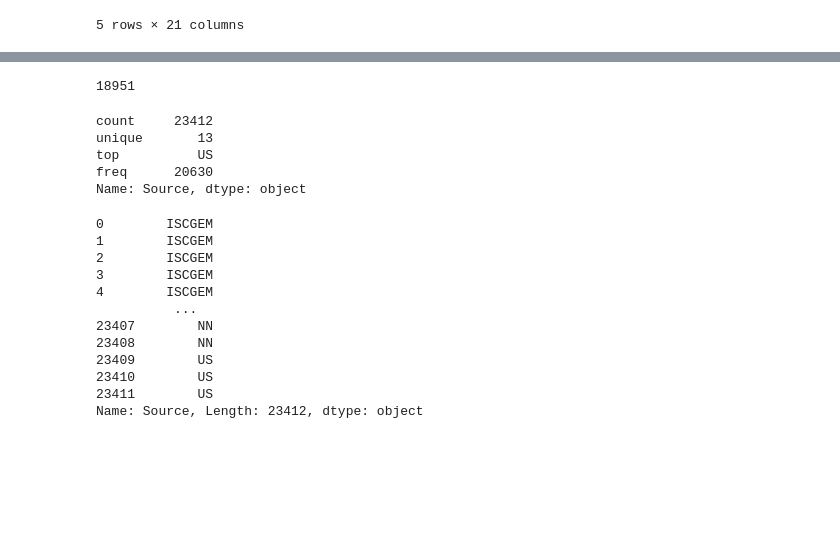
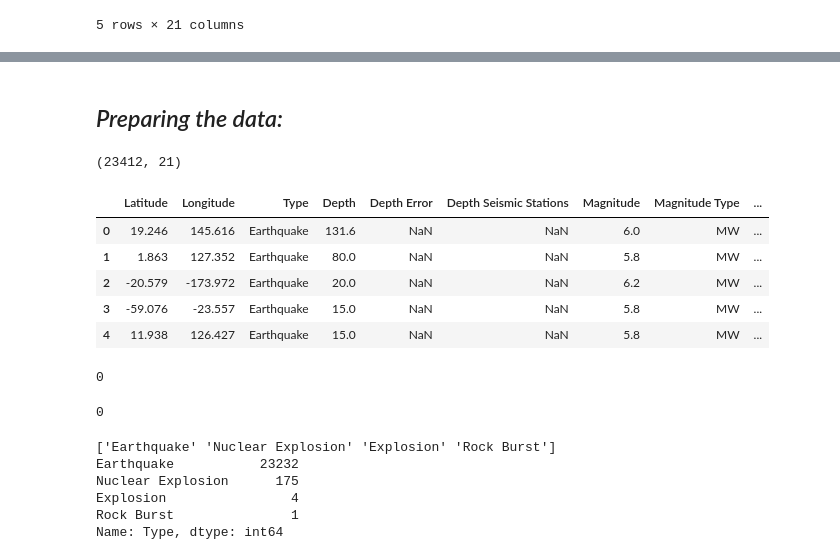
Before and after one commit to kggold4/final-project-intro-data-science, a Jupyter notebook: notebook3.ipynb, the cells around one changed output, grey strips where cells are left out. Saved outputs shown, nothing was run; the diff lists cells and outputs as text; code cells hidden in the pictures; blank space fills up the shorter version.

```diff
--- a/notebook3.ipynb
+++ b/notebook3.ipynb
@@ -537,27 +541,52 @@ earthquakes.head()
-# %%
-earthquakes['Depth Error'].isna().sum()
-# %% [output]
-18951
-# %%
-earthquakes['Source'].describe()
-# %% [output]
-count     23412
-unique       13
-top          US
-freq      20630
-Name: Source, dtype: object
-# %%
-earthquakes['Source']
-# %% [output]
-0        ISCGEM
-1        ISCGEM
-2        ISCGEM
-3        ISCGEM
-4        ISCGEM
-          ...
-23407        NN
-23408        NN
-23409        US
-23410        US
-23411        US
-Name: Source, Length: 23412, dtype: object
+# %% [markdown]
+## <i>Preparing the data:</i>
+# %%
+# First print the dataset shape
+print(earthquakes.shape)
+# %% [output]
+(23412, 21)
+# %%
+# First, I assuming that the date and the time of the earthquake does not affect earthquake data
+# and that because the porpuse of the model is to predict the magnitude earthquake by the technical data of the earthquake
+# so fisrt let's clean from the data set the date and time features:
+earthquakes.drop('Date', inplace=True, axis=1)
+earthquakes.drop('Time', inplace=True, axis=1)
+earthquakes.head()
+# %% [output]
+|  | Latitude | Longitude | Type | Depth | Depth Error | Depth Seismic Stations | Magnitude | Magnitude Type | ... |
+| 0 | 19.246 | 145.616 | Earthquake | 131.6 | NaN | NaN | 6.0 | MW | ... |
+| 1 | 1.863 | 127.352 | Earthquake | 80.0 | NaN | NaN | 5.8 | MW | ... |
+| 2 | -20.579 | -173.972 | Earthquake | 20.0 | NaN | NaN | 6.2 | MW | ... |
+| 3 | -59.076 | -23.557 | Earthquake | 15.0 | NaN | NaN | 5.8 | MW | ... |
+| 4 | 11.938 | 126.427 | Earthquake | 15.0 | NaN | NaN | 5.8 | MW | ... |
+# %%
+# Searching for null objects in Latitude feature:
+# as we can see the data of Latitude feature do not contains null objects
+earthquakes['Latitude'].isna().sum()
+# %% [output]
+0
+# %%
+# Searching for null objects in Longitude feature:
+# as we can see the data of Longitude feature do not contains null objects
+earthquakes['Longitude'].isna().sum()
+# %% [output]
+0
+# %%
+# See type of values in Type feature:
+print(earthquakes['Type'].unique())
+
+# As we can see the Type features contains 4 types
+print(earthquakes['Type'].value_counts())
+
+# From counting how much types of data there is in Type feature we can see that:
+# there is 23232 Earthquake
+# there is only 175 Nuclear Explosion
+# there is only 4 Explosion
+# there is only 1 Rock Burst
+# %% [output]
+['Earthquake' 'Nuclear Explosion' 'Explosion' 'Rock Burst']
+Earthquake           23232
+Nuclear Explosion      175
+Explosion                4
+Rock Burst               1
+Name: Type, dtype: int64
```
Also changed, not shown: parts of 11 cells of this notebook.
